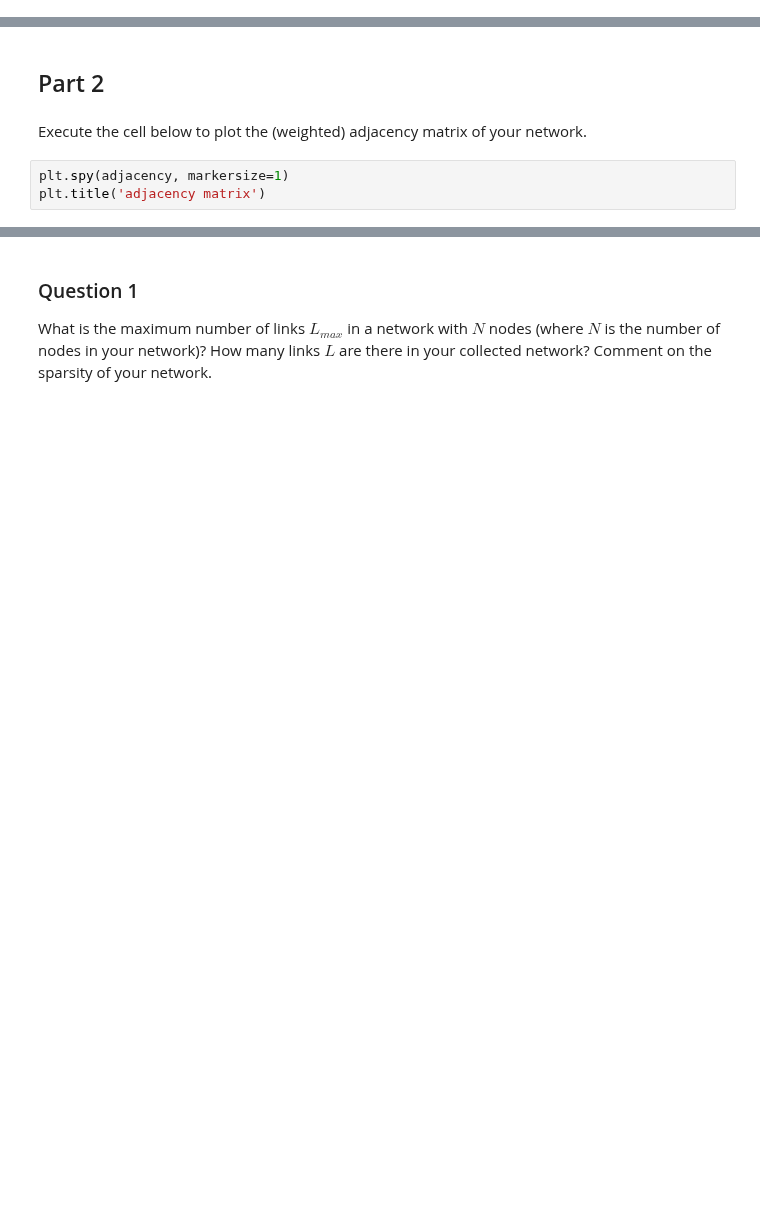
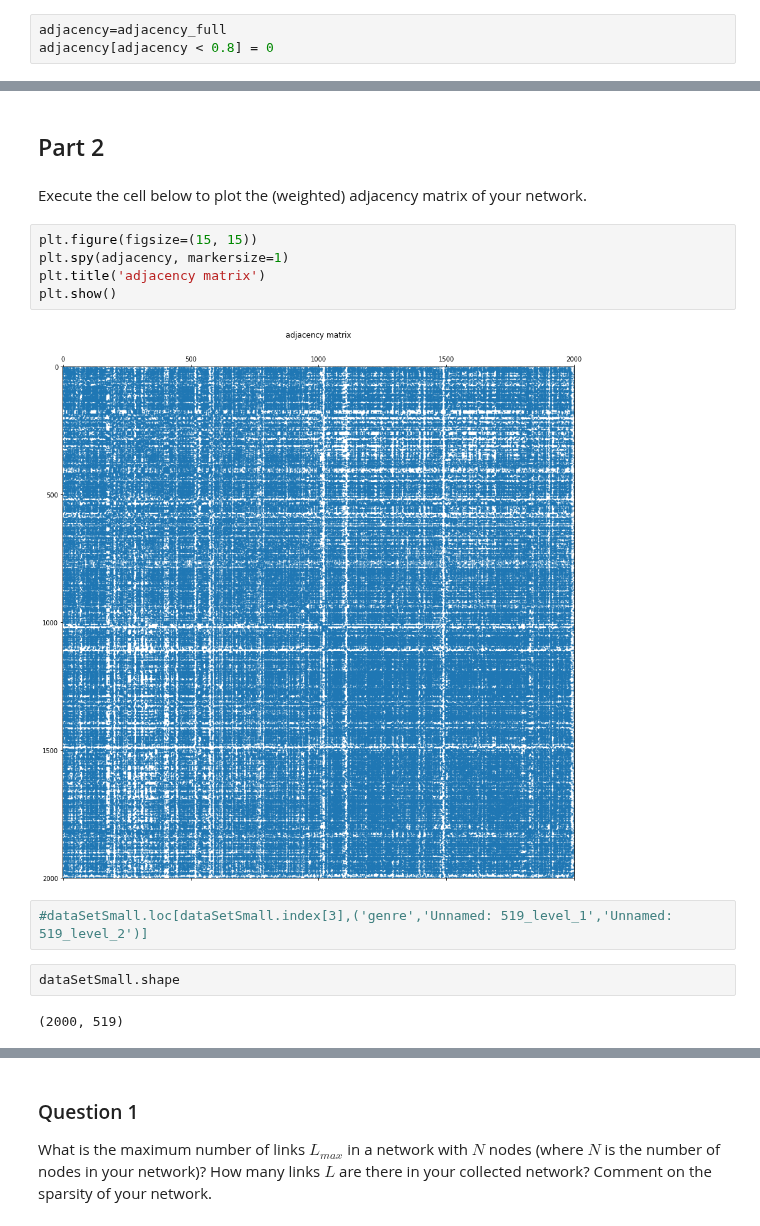
Before and after one commit to TTimTT/NTDS_Project, a Jupyter notebook: milestones_1/Tim_network_properties.ipynb, the cells around one changed output, grey strips where cells are left out. Drawn from its saved outputs; the diff is of its cells as text; blank space fills up the shorter version.

```diff
--- a/milestones_1/Tim_network_properties.ipynb
+++ b/milestones_1/Tim_network_properties.ipynb
@@ -221,0 +128,3 @@ n_nodes = # the number of nodes in the network
+# %%
+adjacency=adjacency_full
+adjacency[adjacency < 0.8] = 0
@@ -224,5 +135,15 @@ n_nodes = # the number of nodes in the network
 # %% [markdown]
 Execute the cell below to plot the (weighted) adjacency matrix of your network.
 # %%
+plt.figure(figsize=(15, 15))
 plt.spy(adjacency, markersize=1)
 plt.title('adjacency matrix')
+plt.show()
+# %% [output]
+[figure, added]
+# %%
+#dataSetSmall.loc[dataSetSmall.index[3],('genre','Unnamed: 519_level_1','Unnamed: 519_level_2')]
+# %%
+dataSetSmall.shape
+# %% [output]
+(2000, 519)
```
Also changed, not shown: parts of 49 cells of this notebook.
